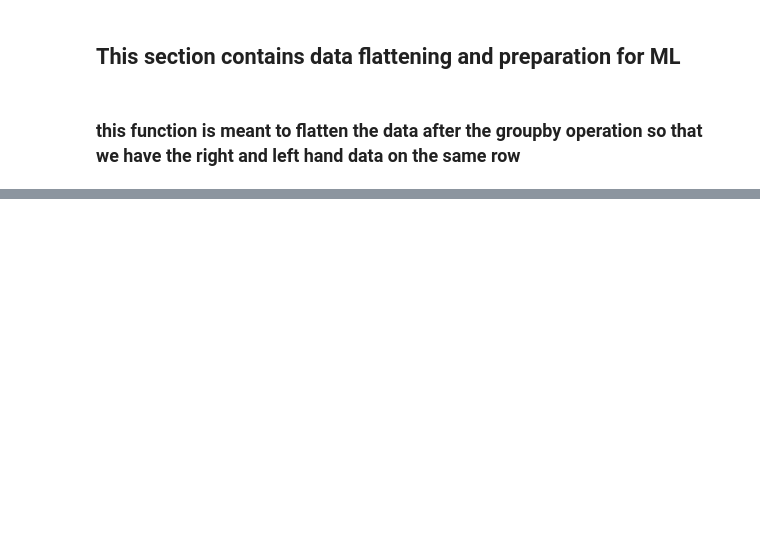
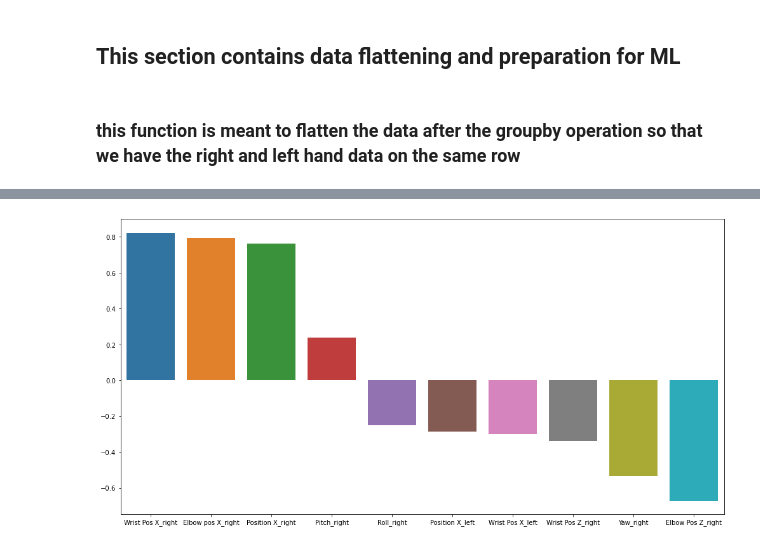
Before and after one commit to EitanKats/data-science-sem-b, a Jupyter notebook: HandsSync.ipynb, the cells around one changed output, grey strips where cells are left out. Saved outputs shown, nothing was run; the diff lists cells and outputs as text; code cells hidden in the pictures; blank space fills up the shorter version.

Commit message:
started visualization

```diff
--- a/HandsSync.ipynb
+++ b/HandsSync.ipynb
@@ -285,0 +288,5 @@ combined_train_data
+# %%
+corr_dec = combined_train_data.corr()["type"].sort_values(ascending=False)
+print(corr_dec)
+corr_dec = corr_dec.where(lambda x : np.abs(x)>0.2).dropna()
+corr_dec = corr_dec.where(lambda x : np.abs(x)<1).dropna()
@@ -285,0 +311,8 @@ combined_train_data
+# %%
+fig, ax = plt.subplots()
+fig.set_size_inches(14, 7)
+sns.barplot(x=corr_dec.index, y=corr_dec.values,ax=ax)
+plt.tight_layout()
+plt.show()
+# %% [output]
+[figure, added]
```
Also changed, not shown: parts of 22 cells of this notebook.
